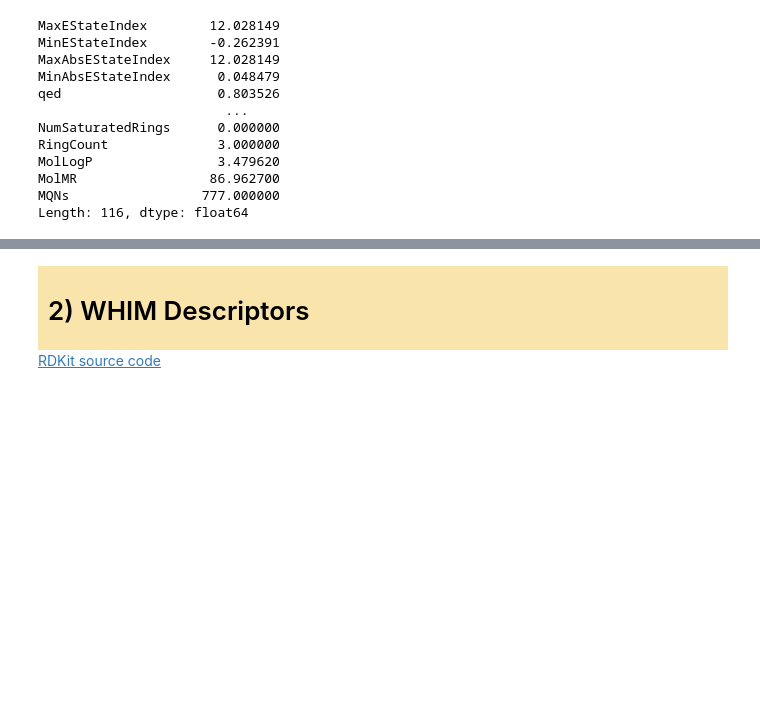
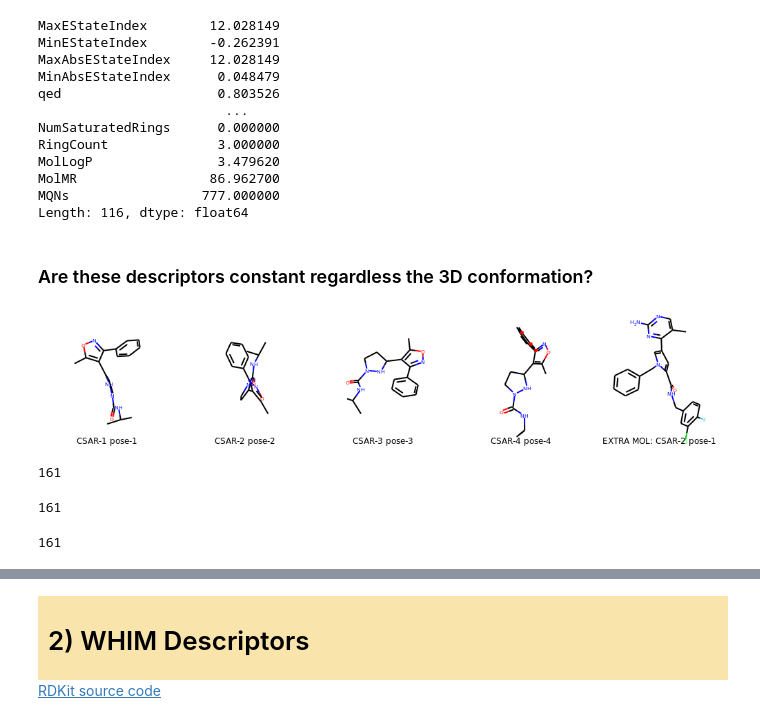
Before and after one commit to jRicciL/ERK2_notebooks, a Jupyter notebook: X_Reviewing_Fourches_work/5_KNIME_vs_RDKit_descriptors.ipynb, the cells around one changed output, grey strips where cells are left out. Cells and saved outputs as stored; diff of their text form; code cells hidden in the pictures; blank space fills up the shorter version.

Commit message:
RDKit 2D descriptors are the same regardless the 3D conformation

```diff
--- a/X_Reviewing_Fourches_work/5_KNIME_vs_RDKit_descriptors.ipynb
+++ b/X_Reviewing_Fourches_work/5_KNIME_vs_RDKit_descriptors.ipynb
@@ -20,0 +23,6 @@ model_53 = Chem.SDMolSupplier(SDF_MIN_DIR + 'erk2_53.sdf')[0]
+# %%
+import pickle
+file_ = './main_table_of_Fourches_ligs_ERK2.pkl'
+with open(file_, 'rb') as f:
+    df_erk2_mols = pickle.load(f)
+df_erk2_mols = df_erk2_mols.set_index('Name')
@@ -230,3 +286,5 @@ MolLogP                3.479620
 MolMR                 86.962700
 MQNs                 777.000000
 Length: 116, dtype: float64
+# %% [markdown]
+### Are these descriptors constant regardless the 3D conformation?
@@ -232,0 +301,22 @@ Length: 116, dtype: float64
+# %%
+mol_name = 'CSAR_erk2_1'
+
+# Docking conformations
+SDF_DOCKED_DIR = f'../../ARCHIVOS/CRISTALES/LIGS_ERK2/FOURCHES_LIGS/3d_minimized/docking_results_CRYS_ENS/VINARDO_POSES/SDF/'
+# Docking pose conformation #1
+csar_1_dk1 = Chem.SDMolSupplier(SDF_DOCKED_DIR + mol_name+ '/' + mol_name + '_1erk_dkVin.sdf')[0]
+# Docking pose conformation #2
+csar_1_dk2 = Chem.SDMolSupplier(SDF_DOCKED_DIR + mol_name+ '/' + mol_name + '_3i60_dkVin.sdf')[0]
+# Docking pose conformation #3
+csar_1_dk3 = Chem.SDMolSupplier(SDF_DOCKED_DIR + mol_name+ '/' + mol_name + '_4xj0_dkVin.sdf')[0]
+# Docking pose conformation #3
+csar_1_dk4 = Chem.SDMolSupplier(SDF_DOCKED_DIR + mol_name+ '/' + mol_name + '_6g8x_dkVin.sdf')[0]
+
+# Extenral molecule
+csar_2_dk1 = Chem.SDMolSupplier(SDF_DOCKED_DIR +'CSAR_erk2_2' + '/' + 'CSAR_erk2_2' + '_3i60_dkVin.sdf')[0]
+
+# visualize the poses
+names_list = ['CSAR-1 pose-1', 'CSAR-2 pose-2', 'CSAR-3 pose-3', 'CSAR-4 pose-4', 'EXTRA MOL: CSAR-2 pose-1']
+Draw.MolsToGridImage([csar_1_dk1, csar_1_dk2, csar_1_dk3, csar_1_dk4, csar_2_dk1], molsPerRow=5, legends = names_list)
+# %% [output]
+[figure, added]
@@ -232,0 +340,15 @@ Length: 116, dtype: float64
+# %%
+# In the same molecule, all 161 molecules are the same
+(dk1_desc == dk2_desc).sum()
+# %% [output]
+161
+# %%
+# In the same molecule, all 161 molecules are the same
+(dk2_desc == dk4_desc).sum()
+# %% [output]
+161
+# %%
+# In the same molecule, all 161 molecules are the same
+(dk3_desc == dk2_desc).sum()
+# %% [output]
+161
```
Also changed, not shown: parts of 14 cells of this notebook.
